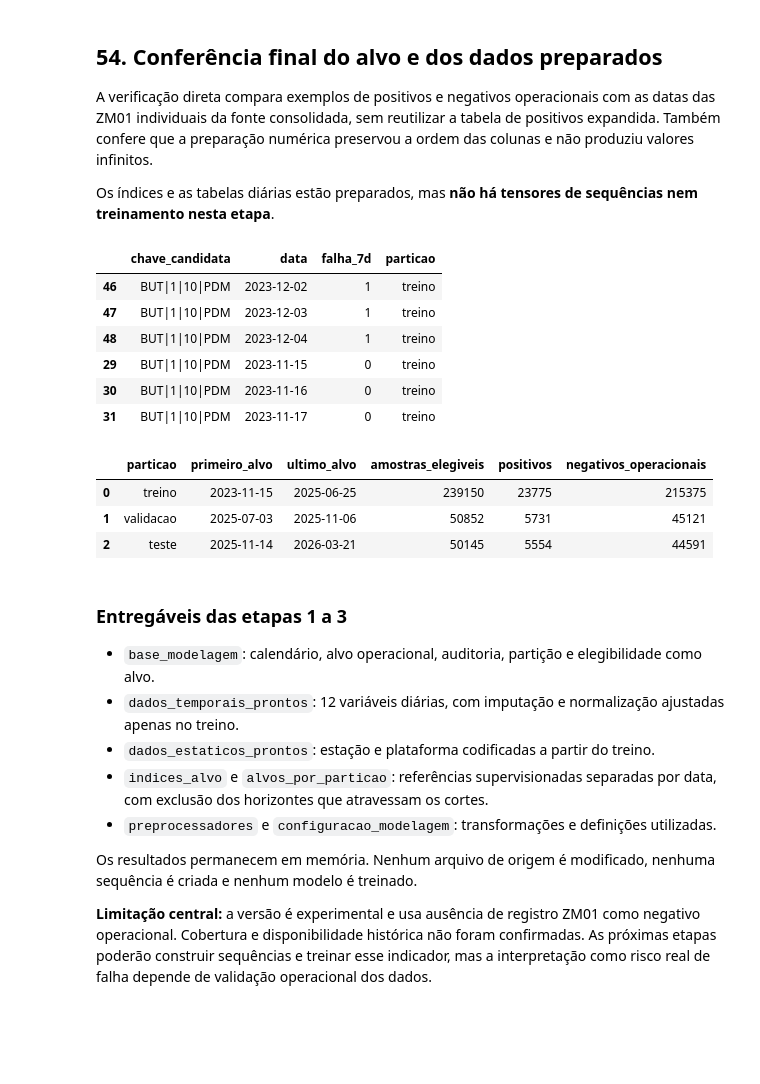
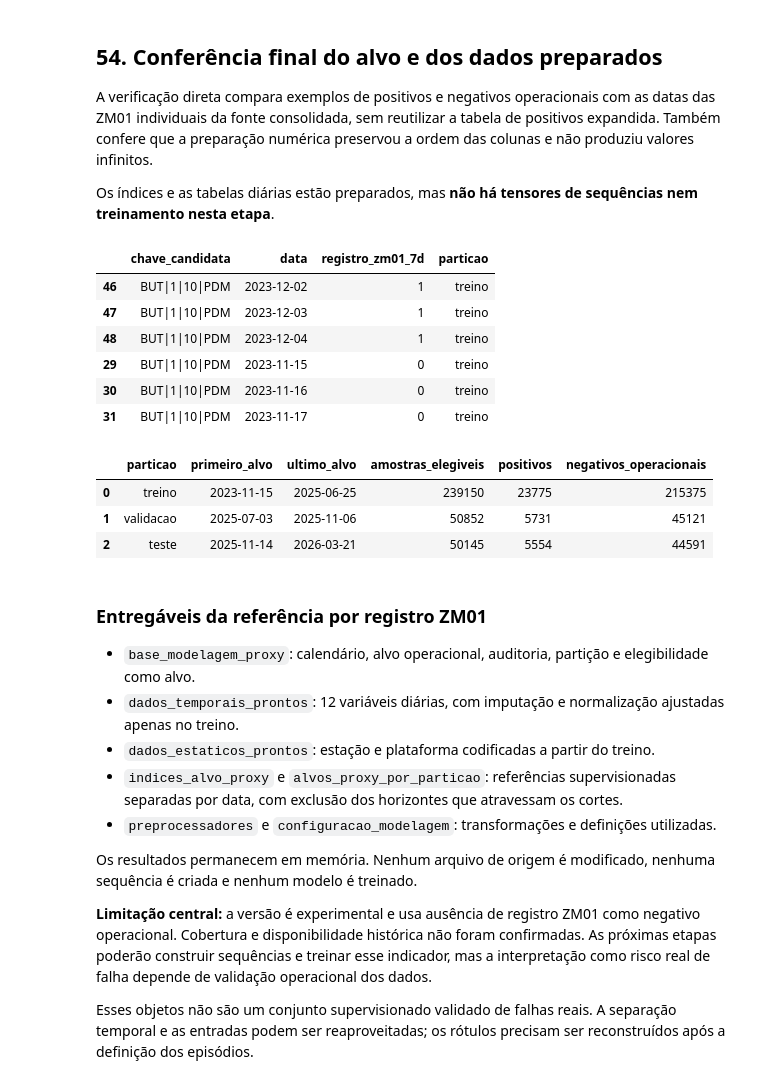
Before and after one commit to joaocardosodias/Lumem, a Jupyter notebook: models/modelo-rnn-1/01-criacao-tabela-mestra.ipynb, the cells around one changed output. Cells and saved outputs as stored; diff of their text form; code cells hidden in the pictures; blank space fills up the shorter version.

```diff
--- a/models/modelo-rnn-1/01-criacao-tabela-mestra.ipynb
+++ b/models/modelo-rnn-1/01-criacao-tabela-mestra.ipynb
@@ -1606,13 +1608,13 @@ tabela_mestra_historico = (
     .copy()
 )
 
-tabela_mestra_historico["falha_7d"] = (
-    tabela_mestra_historico["previa_falha_7d_toda_zm01"].astype("Int64")
+tabela_mestra_historico["registro_zm01_7d"] = (
+    tabela_mestra_historico["previa_registro_zm01_7d"].astype("Int64")
 )
 
 tabela_mestra_historico["status_rotulo"] = "sem negativo definido"
 tabela_mestra_historico.loc[
-    tabela_mestra_historico["falha_7d"].eq(1),
+    tabela_mestra_historico["registro_zm01_7d"].eq(1),
     "status_rotulo",
 ] = "positivo pelo critério ZM01"
 
@@ -2767,7 +2771,7 @@ referencias_zm01["data"] = (
     - pd.to_timedelta(referencias_zm01["dias_antes"], unit="D")
 )
 positivos_zm01_final = referencias_zm01[["chave_candidata", "data"]].drop_duplicates()
-positivos_zm01_final["falha_7d"] = 1
+positivos_zm01_final["registro_zm01_7d"] = 1
 
 coletivas_zm01 = fonte_zm01_alvo.loc[
     fonte_zm01_alvo["chave_candidata"].isna()
@@ -3101,5 +3105,5 @@ As tabelas prontas continuam alinhadas ao índice de `base_modelagem`. Os índic
 # %%
-estaticas = base_modelagem[features_estaticas].astype(str)
+estaticas = base_modelagem_proxy[features_estaticas].astype(str)
 codificador_estatico = OneHotEncoder(handle_unknown="ignore", sparse_output=False, dtype="float32")
 codificador_estatico.fit(estaticas.loc[mascara_ajuste_treino])
 
@@ -3107,7 +3111,7 @@ nomes_estaticas = list(codificador_estatico.get_feature_names_out(features_estat
 dados_estaticos_prontos = pd.DataFrame(
     codificador_estatico.transform(estaticas),
     columns=nomes_estaticas,
-    index=base_modelagem.index,
+    index=base_modelagem_proxy.index,
 )
 
 preprocessadores = {
@@ -3120,22 +3124,22 @@ features_temporais_finais = features_numericas + features_indicadores
 configuracao_modelagem["features_temporais"] = features_temporais_finais
 configuracao_modelagem["features_estaticas_codificadas"] = nomes_estaticas
 
-alvos_por_particao = {}
-for particao, indices in indices_alvo.items():
-    alvos_por_particao[particao] = base_modelagem.loc[indices, "falha_7d"].astype("int8")
-    assert alvos_por_particao[particao].index.equals(indices)
+alvos_proxy_por_particao = {}
+for particao, indices in indices_alvo_proxy.items():
+    alvos_proxy_por_particao[particao] = base_modelagem_proxy.loc[indices, "registro_zm01_7d"].astype("int8")
+    assert alvos_proxy_por_particao[particao].index.equals(indices)
 
-assert dados_temporais_prontos.index.equals(base_modelagem.index)
-assert dados_estaticos_prontos.index.equals(base_modelagem.index)
+assert dados_temporais_prontos.index.equals(base_modelagem_proxy.index)
+assert dados_estaticos_prontos.index.equals(base_modelagem_proxy.index)
 assert dados_estaticos_prontos.notna().all().all()
-assert set(indices_alvo["treino"]).isdisjoint(indices_alvo["validacao"])
-assert set(indices_alvo["treino"]).isdisjoint(indices_alvo["teste"])
-assert set(indices_alvo["validacao"]).isdisjoint(indices_alvo["teste"])
+assert set(indices_alvo_proxy["treino"]).isdisjoint(indices_alvo_proxy["validacao"])
+assert set(indices_alvo_proxy["treino"]).isdisjoint(indices_alvo_proxy["teste"])
+assert set(indices_alvo_proxy["validacao"]).isdisjoint(indices_alvo_proxy["teste"])
 
 display(dados_estaticos_prontos.head())
 print("Variáveis temporais:", len(features_temporais_finais))
 print("Variáveis estáticas codificadas:", len(nomes_estaticas))
-print("Etapas 1 a 3 concluídas para a versão experimental.")
+print("Preparação da referência ZM01 concluída; alvo de falha real pendente.")
 # %% [output]
 |  | estacao_BUT | estacao_FAL | estacao_FRA | estacao_FRE | estacao_HIG | estacao_LUZ | ... | estacao_PIN | ... |
 | 0 | 1.0 | 0.0 | 0.0 | 0.0 | 0.0 | 0.0 | ... | 0.0 | ... |
@@ -3156,29 +3160,29 @@ Os índices e as tabelas diárias estão preparados, mas **não há tensores de
 # %%
 import numpy as np
 
 amostras_alvo = pd.concat([
-    base_modelagem.loc[base_modelagem["usar_como_alvo"] & base_modelagem["falha_7d"].eq(1)].head(3),
-    base_modelagem.loc[base_modelagem["usar_como_alvo"] & base_modelagem["falha_7d"].eq(0)].head(3),
+    base_modelagem_proxy.loc[base_modelagem_proxy["usar_como_alvo"] & base_modelagem_proxy["registro_zm01_7d"].eq(1)].head(3),
+    base_modelagem_proxy.loc[base_modelagem_proxy["usar_como_alvo"] & base_modelagem_proxy["registro_zm01_7d"].eq(0)].head(3),
 ])
 
 for _, linha in amostras_alvo.iterrows():
     encontrou_zm01 = (
         eventos_zm01_individuais["chave_candidata"].eq(linha["chave_candidata"])
         & eventos_zm01_individuais["data_avaria"].gt(linha["data"])
         & eventos_zm01_individuais["data_avaria"].le(linha["data"] + pd.Timedelta(days=DIAS_ALVO))
     ).any()
-    assert int(encontrou_zm01) == linha["falha_7d"]
+    assert int(encontrou_zm01) == linha["registro_zm01_7d"]
 
 assert list(dados_temporais_prontos.columns) == features_temporais_finais
 assert np.isfinite(dados_temporais_prontos.to_numpy()).all()
 assert np.isfinite(dados_estaticos_prontos.to_numpy()).all()
 assert normalizador.n_features_in_ == len(features_numericas)
-assert not base_modelagem.duplicated(["chave_candidata", "data"]).any()
+assert not base_modelagem_proxy.duplicated(["chave_candidata", "data"]).any()
 
-display(amostras_alvo[["chave_candidata", "data", "falha_7d", "particao"]])
+display(amostras_alvo[["chave_candidata", "data", "registro_zm01_7d", "particao"]])
 display(pd.DataFrame(resumo_divisao))
 # %% [output]
-|  | chave_candidata | data | falha_7d | particao |
+|  | chave_candidata | data | registro_zm01_7d | particao |
 | 46 | BUT|1|10|PDM | 2023-12-02 | 1 | treino |
 | 47 | BUT|1|10|PDM | 2023-12-03 | 1 | treino |
 | 48 | BUT|1|10|PDM | 2023-12-04 | 1 | treino |
@@ -3190,14 +3194,16 @@ display(pd.DataFrame(resumo_divisao))
 | 1 | validacao | 2025-07-03 | 2025-11-06 | 50852 | 5731 | 45121 |
 | 2 | teste | 2025-11-14 | 2026-03-21 | 50145 | 5554 | 44591 |
 # %% [markdown]
-### Entregáveis das etapas 1 a 3
+### Entregáveis da referência por registro ZM01
 
-- `base_modelagem`: calendário, alvo operacional, auditoria, partição e elegibilidade como alvo.
+- `base_modelagem_proxy`: calendário, alvo operacional, auditoria, partição e elegibilidade como alvo.
 - `dados_temporais_prontos`: 12 variáveis diárias, com imputação e normalização ajustadas apenas no treino.
 - `dados_estaticos_prontos`: estação e plataforma codificadas a partir do treino.
-- `indices_alvo` e `alvos_por_particao`: referências supervisionadas separadas por data, com exclusão dos horizontes que atravessam os cortes.
+- `indices_alvo_proxy` e `alvos_proxy_por_particao`: referências supervisionadas separadas por data, com exclusão dos horizontes que atravessam os cortes.
 - `preprocessadores` e `configuracao_modelagem`: transformações e definições utilizadas.
 
 Os resultados permanecem em memória. Nenhum arquivo de origem é modificado, nenhuma sequência é criada e nenhum modelo é treinado.
 
 **Limitação central:** a versão é experimental e usa ausência de registro ZM01 como negativo operacional. Cobertura e disponibilidade histórica não foram confirmadas. As próximas etapas poderão construir sequências e treinar esse indicador, mas a interpretação como risco real de falha depende de validação operacional dos dados.
+
+Esses objetos não são um conjunto supervisionado validado de falhas reais. A separação temporal e as entradas podem ser reaproveitadas; os rótulos precisam ser reconstruídos após a definição dos episódios.
```
Also changed, not shown: parts of 28 cells of this notebook.
